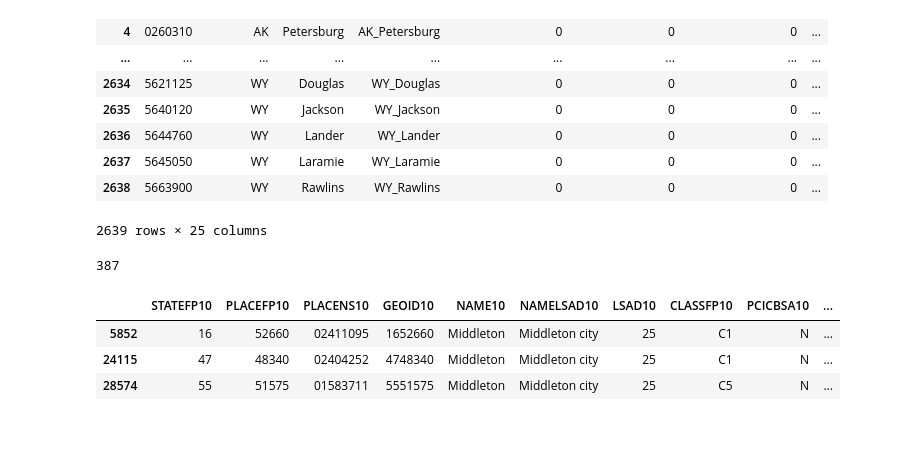
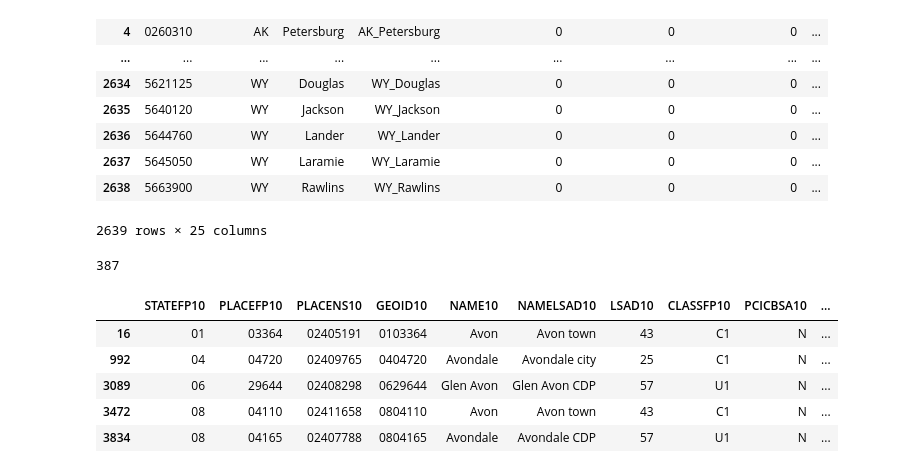
Before and after one commit to WilliamClintC/NZLUD_Checker, a Jupyter notebook: Mapper_aug12.ipynb, the cells around one changed output. Cells and saved outputs as stored; diff of their text form; code cells hidden in the pictures; blank space fills up the shorter version.

```diff
--- a/Mapper_aug12.ipynb
+++ b/Mapper_aug12.ipynb
@@ -165,10 +178,12 @@ nan_count
 # %% [output]
 387
 # %%
-ashford_occurrences = combined_gdf[combined_gdf['NAME10'].str.contains('Middleton')]
-ashford_occurrences
+ashford_occurrences = combined_gdf[combined_gdf['NAME10'].str.contains('Avon')]
+ashford_occurrences.head()
 # %% [output]
 |  | STATEFP10 | PLACEFP10 | PLACENS10 | GEOID10 | NAME10 | NAMELSAD10 | LSAD10 | CLASSFP10 | PCICBSA10 | ... |
-| 5852 | 16 | 52660 | 02411095 | 1652660 | Middleton | Middleton city | 25 | C1 | N | ... |
-| 24115 | 47 | 48340 | 02404252 | 4748340 | Middleton | Middleton city | 25 | C1 | N | ... |
-| 28574 | 55 | 51575 | 01583711 | 5551575 | Middleton | Middleton city | 25 | C5 | N | ... |
+| 16 | 01 | 03364 | 02405191 | 0103364 | Avon | Avon town | 43 | C1 | N | ... |
+| 992 | 04 | 04720 | 02409765 | 0404720 | Avondale | Avondale city | 25 | C1 | N | ... |
+| 3089 | 06 | 29644 | 02408298 | 0629644 | Glen Avon | Glen Avon CDP | 57 | U1 | N | ... |
+| 3472 | 08 | 04110 | 02411658 | 0804110 | Avon | Avon town | 43 | C1 | N | ... |
+| 3834 | 08 | 04165 | 02407788 | 0804165 | Avondale | Avondale CDP | 57 | U1 | N | ... |
```
Also changed, not shown: parts of 18 cells of this notebook, 3 other files.
